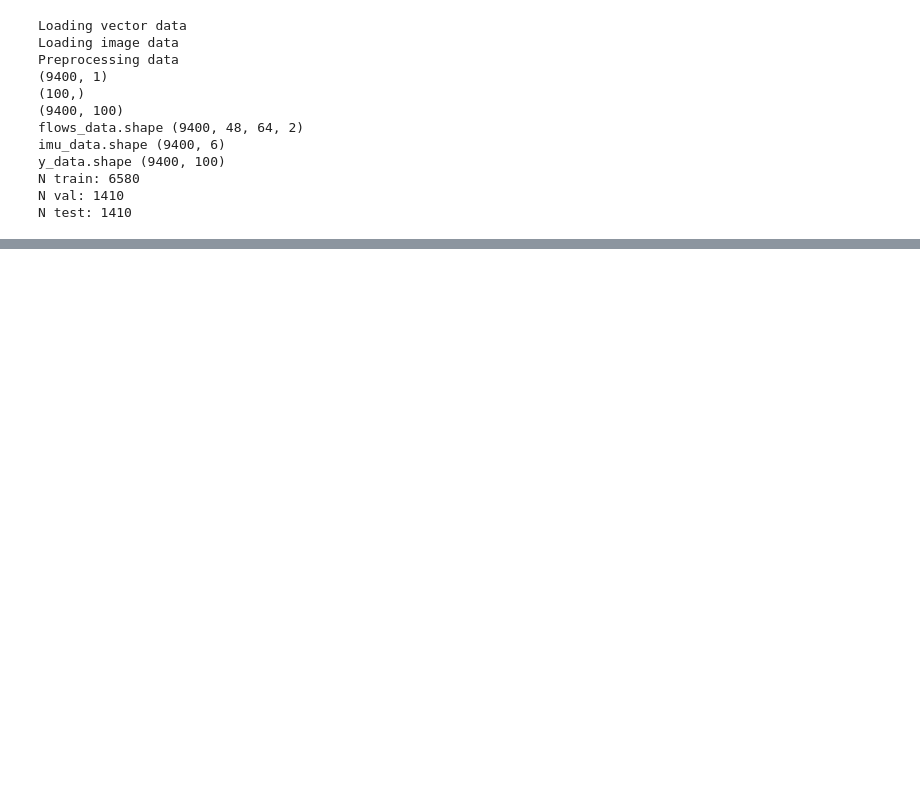
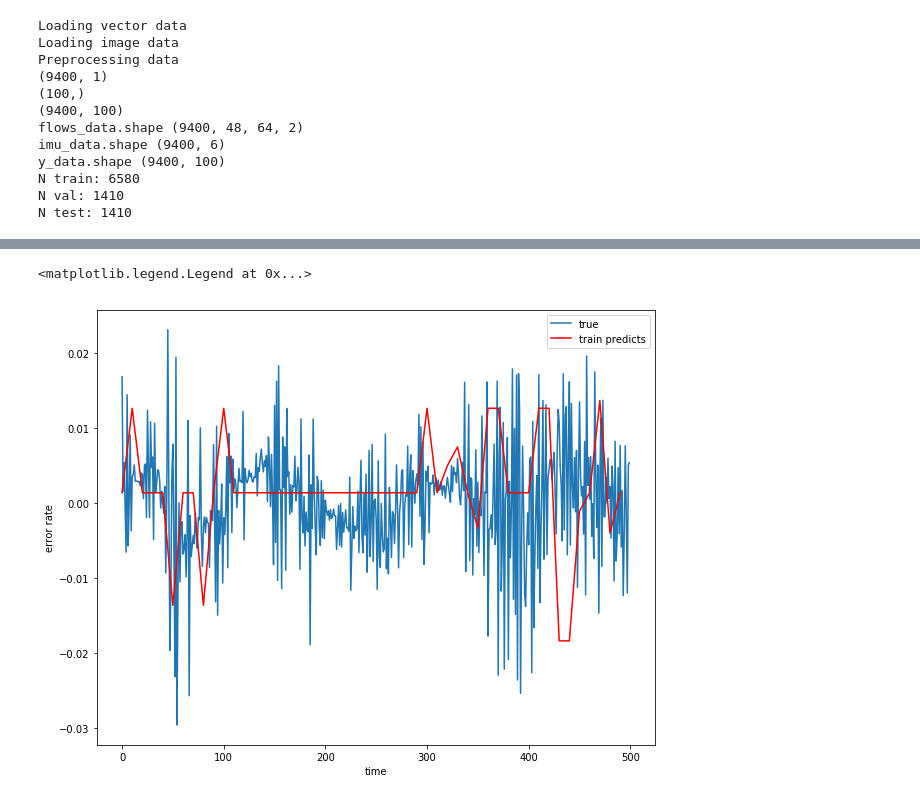
Before and after one commit to chelseas/teach-me-to-tango, a Jupyter notebook: plotting.ipynb, the cells around one changed output, grey strips where cells are left out. Cells and saved outputs as stored; diff of their text form; code cells hidden in the pictures; blank space fills up the shorter version.

```diff
--- a/plotting.ipynb
+++ b/plotting.ipynb
@@ -162,0 +167,10 @@ plt.legend()
+# %%
+plt.figure()
+plt.plot(y_data_orig[0:10*50], label="true")
+plt.plot(range(0,N_training,10)[0:50],err_predicts[0:int(N_training/10)][0:50], label="train predicts", color="red")
+plt.xlabel("time")
+plt.ylabel("error rate")
+plt.legend()
+# %% [output]
+<matplotlib.legend.Legend at 0x...>
+[figure, added]
```
Also changed, not shown: parts of 8 cells of this notebook, 2 other files.
